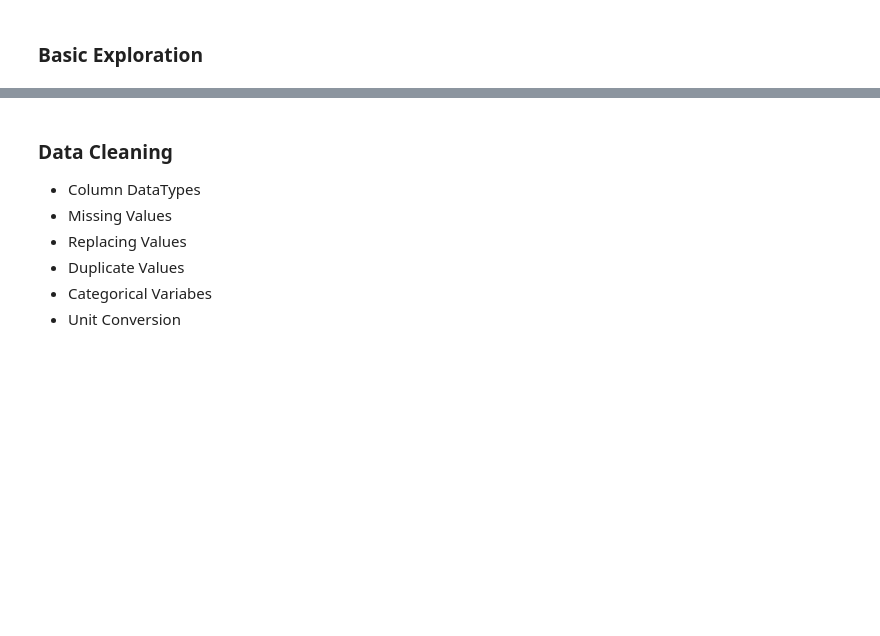
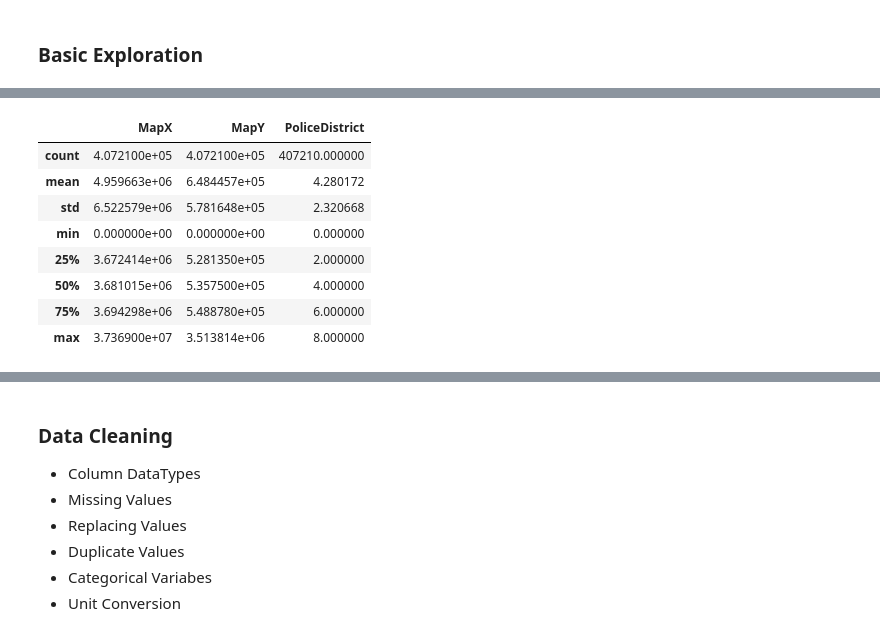
Before and after one commit to jkgerig/python-eda-refresher, a Jupyter notebook: Data_Analysis.ipynb, the cells around one changed output, grey strips where cells are left out. Saved outputs shown, nothing was run; the diff lists cells and outputs as text; code cells hidden in the pictures; blank space fills up the shorter version.

```diff
--- a/Data_Analysis.ipynb
+++ b/Data_Analysis.ipynb
@@ -180,0 +221,13 @@ data.head()
+# %%
+# Summary Statistics (of numeric columns)
+data.describe()
+# %% [output]
+|  | MapX | MapY | PoliceDistrict |
+| count | 4.072100e+05 | 4.072100e+05 | 407210.000000 |
+| mean | 4.959663e+06 | 6.484457e+05 | 4.280172 |
+| std | 6.522579e+06 | 5.781648e+05 | 2.320668 |
+| min | 0.000000e+00 | 0.000000e+00 | 0.000000 |
+| 25% | 3.672414e+06 | 5.281350e+05 | 2.000000 |
+| 50% | 3.681015e+06 | 5.357500e+05 | 4.000000 |
+| 75% | 3.694298e+06 | 5.488780e+05 | 6.000000 |
+| max | 3.736900e+07 | 3.513814e+06 | 8.000000 |
```
Also changed, not shown: parts of 12 cells of this notebook.
